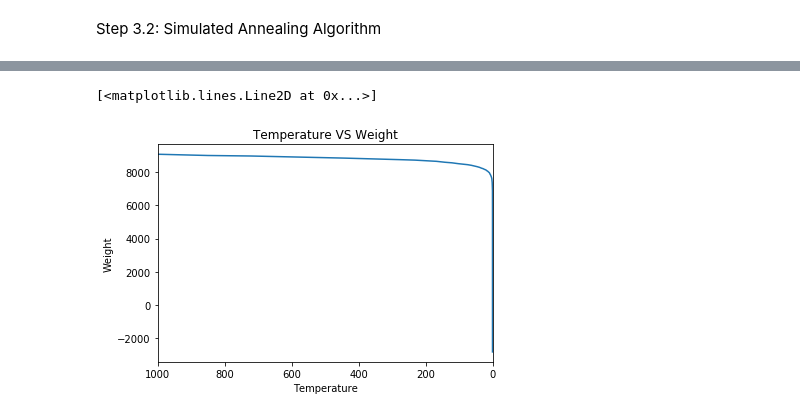
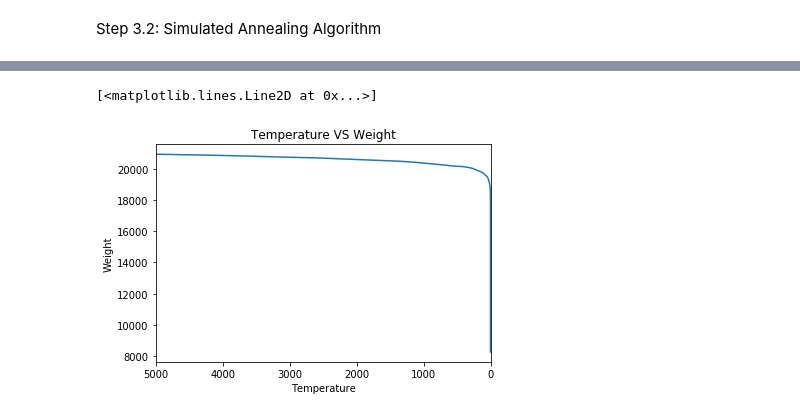
Before and after one commit to mjamezquidilla/2D-Trusses-Case-Studies, a Jupyter notebook: Optimization of Truss 10bar.ipynb, the cells around one changed output, grey strips where cells are left out. Cells and saved outputs as stored; diff of their text form; code cells hidden in the pictures.

Commit message:
Added Constraints

```diff
--- a/Optimization of Truss 10bar.ipynb
+++ b/Optimization of Truss 10bar.ipynb
@@ -29,7 +29,7 @@ def Truss_solver(cross_sectional_areas):
 
     Ten_Bar_Truss_Case_1.Solve()
 
-    return (Ten_Bar_Truss_Case_1.member_lengths_, Ten_Bar_Truss_Case_1.member_stresses_)
+    return (Ten_Bar_Truss_Case_1.member_lengths_, Ten_Bar_Truss_Case_1.member_stresses_, Ten_Bar_Truss_Case_1.displacements_)
 # %% [markdown]
 #### Step 2.2: Define Objective Function
 # %%
@@ -68,6 +112,7 @@ Step 3.2: Simulated Annealing Algorithm
 def Random_Number_Check(objective_old, objective_new, Init_temp):
     return 1/((np.exp(objective_old - objective_new)) / Init_temp)
 # %%
+%%time
 for m in range(M):
     for n in range(N):
 
@@ -83,18 +128,43 @@ for m in range(M):
         areas_new_array = [area_new for i in range(10)]
         areas_old_array = [area_old for i in range(10)]
 
-        weight_computed = Objective_Function(areas_new_array)
-        weight_old = Objective_Function(areas_old_array)
+        weight_computed, stresses_new, node_displacement_new = Objective_Function(areas_new_array)
+        weight_old, _, _ = Objective_Function(areas_old_array)
 
         check = Random_Number_Check(weight_computed, weight_old, T0)
         random_number = random()
 
-        if weight_computed <= weight_old:
-            area_old = area_new
-        elif random_number <= check:
-            area_old = area_new
+        # Contraint 1: stresses should be within 25ksi and -25ksi
+        stress_counter = []
+
+        for stress in range(1,len(stresses_new)+1):
+            if stresses_new[stress] >= 25 or stresses_new[stress] <= -25:
+                stress_counter.append(1)
+            else:
+                stress_counter.append(0)
+
+        # Constraint 2: Node Displacement should be limited to -2in and 2in
+        displacement_counter = []
+
+        for displacement in range(1,len(node_displacement_new)+1):
+            x = node_displacement_new[displacement][0]
+            y = node_displacement_new[displacement][1]
+            if x >= 2 or x <= -2:
+                displacement_counter.append(1)
+            elif y >= 2 or y <= -2:
+                displacement_counter.append(1)
+            else:
+                displacement_counter.append(0)
+
+        if sum(stress_counter) >= 1 or sum(displacement_counter) >=1:
+            area_old = area_old
         else:
-            area_old = area_old
+            if weight_computed <= weight_old:
+                area_old = area_new
+            elif random_number <= check:
+                area_old = area_new
+            else:
+                area_old = area_old
 
     temp.append(T0)
     min_weight.append(weight_old)
@@ -104,9 +176,9 @@ for m in range(M):
 # %%
-plt.xlim(1000,0)
+plt.xlim(5000,0)
 plt.xlabel('Temperature')
 plt.ylabel('Weight')
 plt.title('Temperature VS Weight')
 plt.plot(temp, min_weight)
 # %% [output]
 [<matplotlib.lines.Line2D at 0x...>]
-[figure, old version]
+[figure, new version]
```
Also changed, not shown: parts of 11 cells of this notebook.
